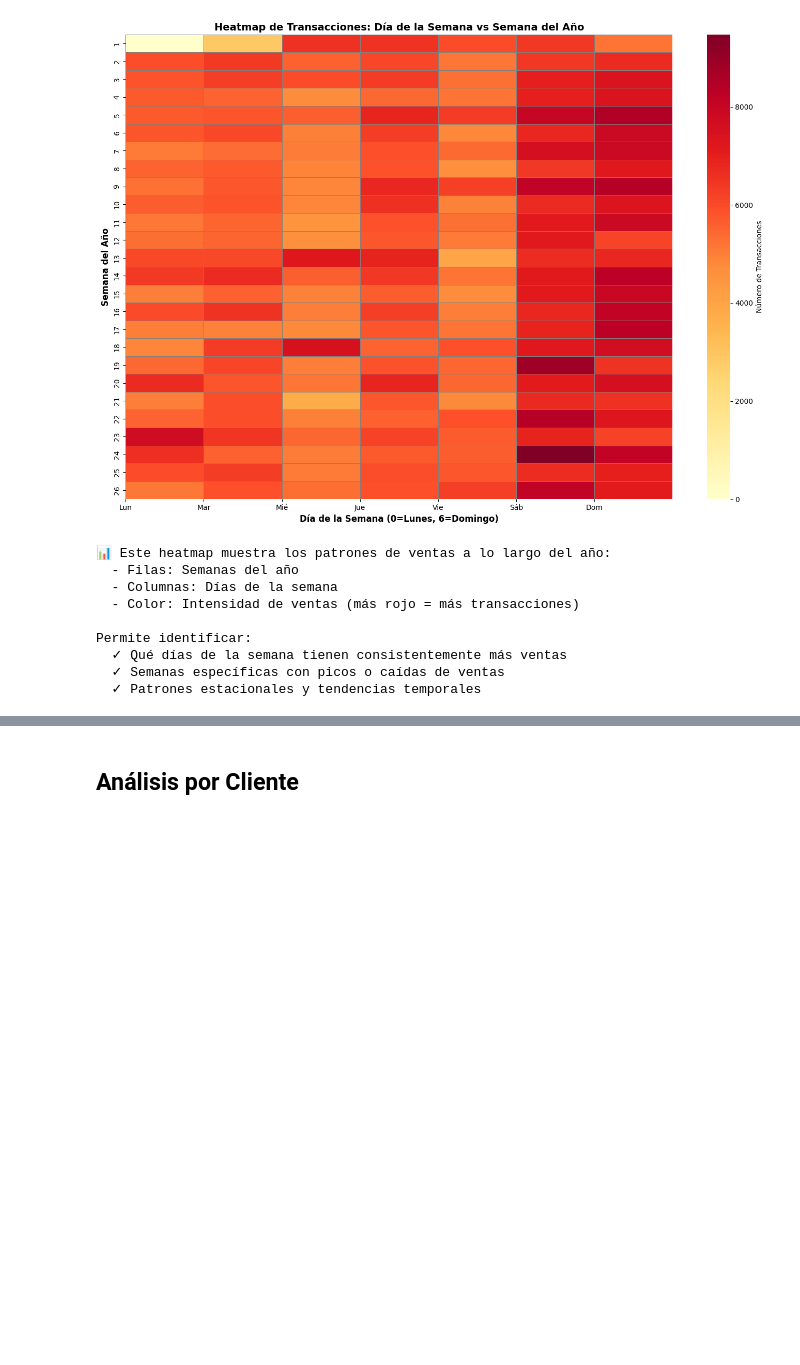
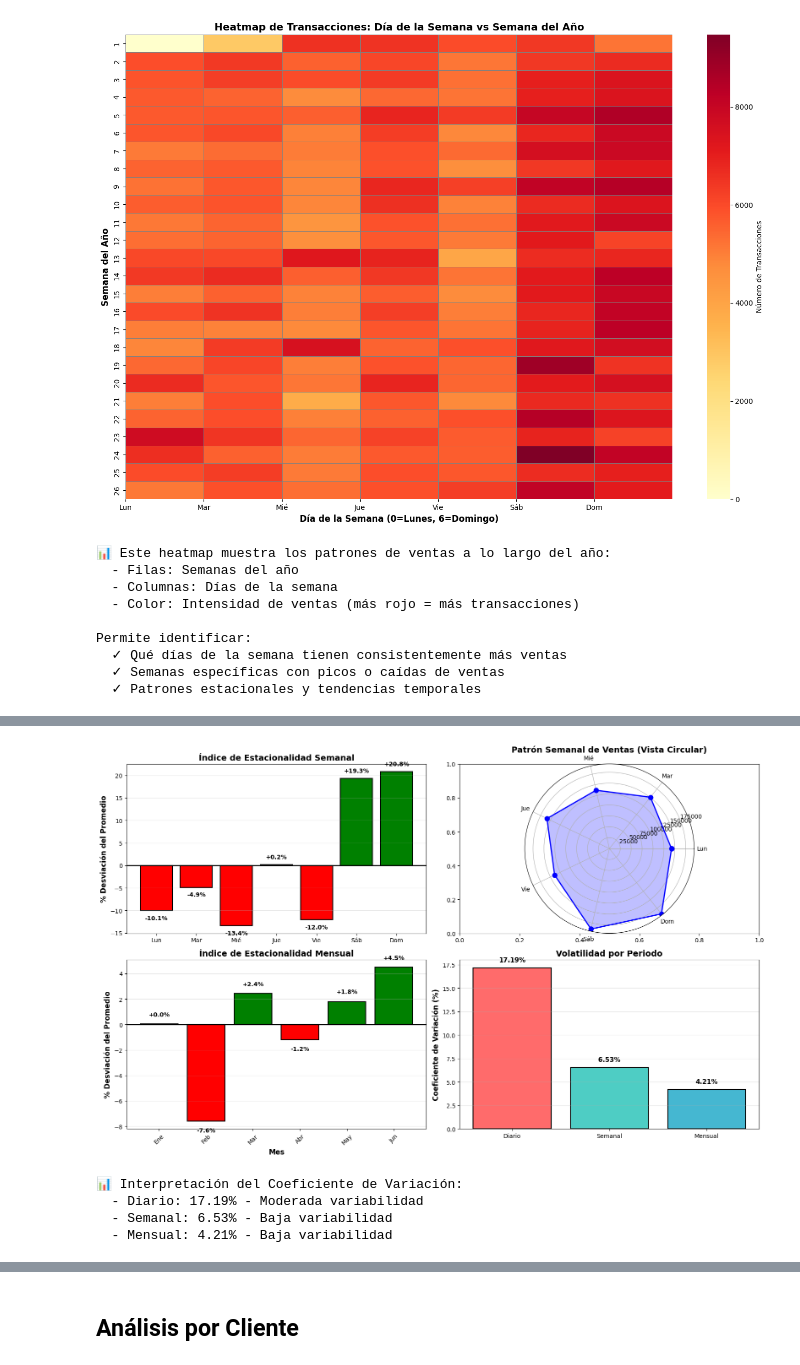
Before and after one commit to xkydev/distributed-data-project, a Jupyter notebook: analisis_exploratprio.ipynb, the cells around one changed output, grey strips where cells are left out. Cells and saved outputs as stored; diff of their text form; code cells hidden in the pictures; blank space fills up the shorter version.

Commit message:
Trend and Seasonality Analysis

```diff
--- a/analisis_exploratprio.ipynb
+++ b/analisis_exploratprio.ipynb
@@ -952,0 +1170,79 @@ Permite identificar:
+# %%
+# Visualización de estacionalidad
+fig, axes = plt.subplots(2, 2, figsize=(16, 10))
+
+# Gráfico 1: Índice de estacionalidad semanal
+day_labels = ['Lun', 'Mar', 'Mié', 'Jue', 'Vie', 'Sáb', 'Dom']
+colors_seasonal = ['red' if x < 0 else 'green' for x in day_avg_normalized.values]
+axes[0, 0].bar(day_labels, day_avg_normalized.values, color=colors_seasonal, edgecolor='black', linewidth=1.5)
+axes[0, 0].axhline(y=0, color='black', linestyle='-', linewidth=2)
+axes[0, 0].set_ylabel('% Desviación del Promedio', fontsize=12, fontweight='bold')
+axes[0, 0].set_title('Índice de Estacionalidad Semanal', fontsize=14, fontweight='bold')
+axes[0, 0].grid(True, alpha=0.3, axis='y')
+# Añadir valores
+for i, v in enumerate(day_avg_normalized.values):
+    axes[0, 0].text(i, v + (1 if v > 0 else -1), f'{v:+.1f}%',
+                    ha='center', va='bottom' if v > 0 else 'top', fontweight='bold', fontsize=10)
+
+# Gráfico 2: Promedio de ventas por día de la semana (circular/polar)
+theta = np.linspace(0, 2 * np.pi, 8)
+day_avg_values = list(day_avg.values) + [day_avg.values[0]]  # Cerrar el círculo
+ax_polar = plt.subplot(2, 2, 2, projection='polar')
+ax_polar.plot(theta, day_avg_values, 'o-', linewidth=2, markersize=8, color='blue')
+ax_polar.fill(theta, day_avg_values, alpha=0.25, color='blue')
+ax_polar.set_xticks(theta[:-1])
+ax_polar.set_xticklabels(day_labels)
+ax_polar.set_title('Patrón Semanal de Ventas (Vista Circular)', fontsize=14, fontweight='bold', pad=20)
+ax_polar.grid(True)
+
+# Gráfico 3: Índice de estacionalidad mensual (si hay datos)
+if len(monthly_avg) > 1:
+    month_labels = [month_names.get(m, f'M{m}')[:3] for m in sorted(monthly_avg.index)]
+    colors_monthly = ['red' if monthly_avg_normalized[m] < 0 else 'green'
+                     for m in sorted(monthly_avg.index)]
+    axes[1, 0].bar(month_labels, [monthly_avg_normalized[m] for m in sorted(monthly_avg.index)],
+                   color=colors_monthly, edgecolor='black', linewidth=1.5)
+    axes[1, 0].axhline(y=0, color='black', linestyle='-', linewidth=2)
+    axes[1, 0].set_ylabel('% Desviación del Promedio', fontsize=12, fontweight='bold')
+    axes[1, 0].set_xlabel('Mes', fontsize=12, fontweight='bold')
+    axes[1, 0].set_title('Índice de Estacionalidad Mensual', fontsize=14, fontweight='bold')
+    axes[1, 0].grid(True, alpha=0.3, axis='y')
+    axes[1, 0].tick_params(axis='x', rotation=45)
+    # Añadir valores
+    for i, m in enumerate(sorted(monthly_avg.index)):
+        v = monthly_avg_normalized[m]
+        axes[1, 0].text(i, v + (0.5 if v > 0 else -0.5), f'{v:+.1f}%',
+                       ha='center', va='bottom' if v > 0 else 'top', fontweight='bold', fontsize=10)
+else:
+    axes[1, 0].text(0.5, 0.5, 'Datos insuficientes\npara estacionalidad mensual',
+                   ha='center', va='center', fontsize=14, transform=axes[1, 0].transAxes)
+    axes[1, 0].axis('off')
+
+# Gráfico 4: Coeficiente de variación por periodo
+cv_daily = (daily_ts.std() / daily_ts.mean()) * 100
+cv_weekly = (weekly_sales['Transacciones'].std() / weekly_sales['Transacciones'].mean()) * 100
+cv_monthly = (monthly_sales['Transacciones'].std() / monthly_sales['Transacciones'].mean()) * 100
+
+periods = ['Diario', 'Semanal', 'Mensual']
+cvs = [cv_daily, cv_weekly, cv_monthly]
+axes[1, 1].bar(periods, cvs, color=['#FF6B6B', '#4ECDC4', '#45B7D1'], edgecolor='black', linewidth=1.5)
+axes[1, 1].set_ylabel('Coeficiente de Variación (%)', fontsize=12, fontweight='bold')
+axes[1, 1].set_title('Volatilidad por Periodo', fontsize=14, fontweight='bold')
+axes[1, 1].grid(True, alpha=0.3, axis='y')
+# Añadir valores
+for i, v in enumerate(cvs):
+    axes[1, 1].text(i, v + 0.5, f'{v:.2f}%', ha='center', va='bottom', fontweight='bold', fontsize=11)
+
+plt.tight_layout()
+plt.show()
+
+print("\n📊 Interpretación del Coeficiente de Variación:")
+print(f"  - Diario: {cv_daily:.2f}% - {'Alta' if cv_daily > 20 else 'Moderada' if cv_daily > 10 else 'Baja'} variabilidad")
+print(f"  - Semanal: {cv_weekly:.2f}% - {'Alta' if cv_weekly > 20 else 'Moderada' if cv_weekly > 10 else 'Baja'} variabilidad")
+print(f"  - Mensual: {cv_monthly:.2f}% - {'Alta' if cv_monthly > 20 else 'Moderada' if cv_monthly > 10 else 'Baja'} variabilidad")
+# %% [output]
+[figure, added]
+📊 Interpretación del Coeficiente de Variación:
+  - Diario: 17.19% - Moderada variabilidad
+  - Semanal: 6.53% - Baja variabilidad
+  - Mensual: 4.21% - Baja variabilidad
```
Also changed, not shown: parts of 14 cells of this notebook, 1 other file.
